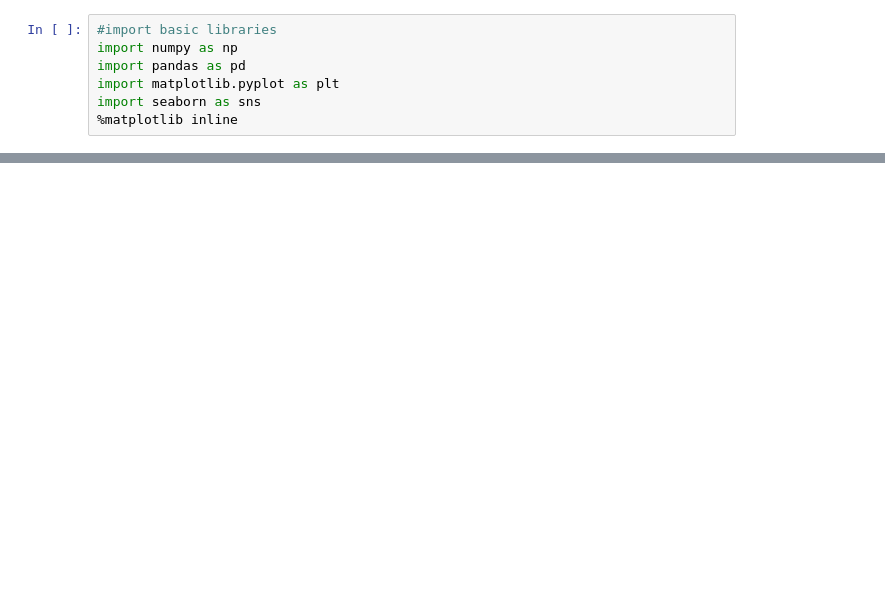
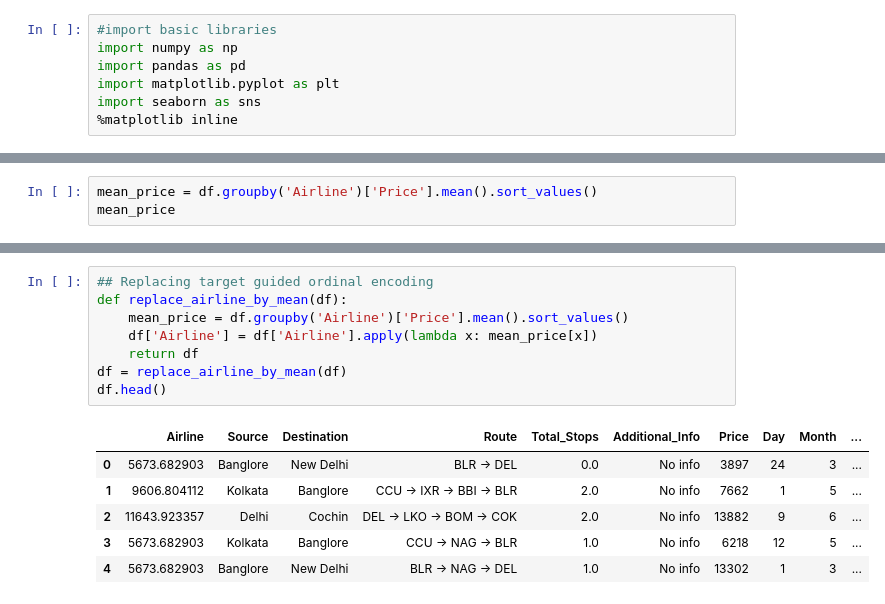
Before and after one commit to pappumahato/data_science, a Jupyter notebook: stats_eda/fight_price_prediction.ipynb, the cells around one changed output, grey strips where cells are left out. Saved outputs shown, nothing was run; the diff lists cells and outputs as text; blank space fills up the shorter version.

```diff
--- a/stats_eda/fight_price_prediction.ipynb
+++ b/stats_eda/fight_price_prediction.ipynb
@@ -24,0 +330,3 @@ df
+# %%
+mean_price = df.groupby('Airline')['Price'].mean().sort_values()
+mean_price
@@ -24,0 +348,15 @@ df
+# %%
+## Replacing target guided ordinal encoding
+def replace_airline_by_mean(df):
+    mean_price = df.groupby('Airline')['Price'].mean().sort_values()
+    df['Airline'] = df['Airline'].apply(lambda x: mean_price[x])
+    return df
+df = replace_airline_by_mean(df)
+df.head()
+# %% [output]
+|  | Airline | Source | Destination | Route | Total_Stops | Additional_Info | Price | Day | Month | ... |
+| 0 | 5673.682903 | Banglore | New Delhi | BLR → DEL | 0.0 | No info | 3897 | 24 | 3 | ... |
+| 1 | 9606.804112 | Kolkata | Banglore | CCU → IXR → BBI → BLR | 2.0 | No info | 7662 | 1 | 5 | ... |
+| 2 | 11643.923357 | Delhi | Cochin | DEL → LKO → BOM → COK | 2.0 | No info | 13882 | 9 | 6 | ... |
+| 3 | 5673.682903 | Kolkata | Banglore | CCU → NAG → BLR | 1.0 | No info | 6218 | 12 | 5 | ... |
+| 4 | 5673.682903 | Banglore | New Delhi | BLR → NAG → DEL | 1.0 | No info | 13302 | 1 | 3 | ... |
```
Also changed, not shown: parts of 44 cells of this notebook.
